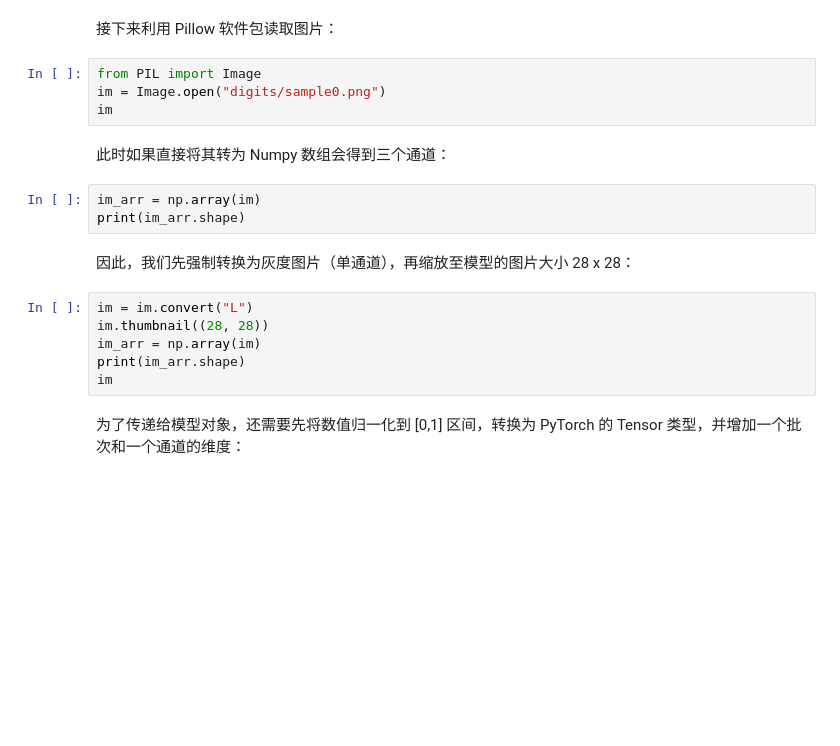
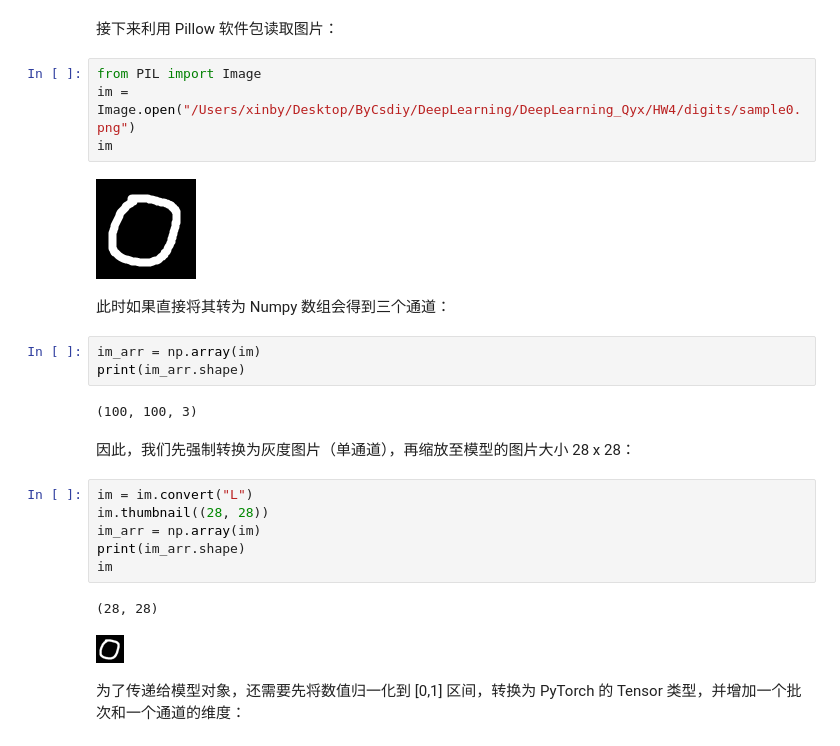
Before and after one commit to By-Xin/ByCsdiy, a Jupyter notebook: DeepLearning/DeepLearning_Qyx/HW4/lec8-convnet-training.ipynb, the cells around one changed output. Cells and saved outputs as stored; diff of their text form; blank space fills up the shorter version.

```diff
--- a/DeepLearning/DeepLearning_Qyx/HW4/lec8-convnet-training.ipynb
+++ b/DeepLearning/DeepLearning_Qyx/HW4/lec8-convnet-training.ipynb
@@ -356,13 +500,17 @@ torch.argmax(ypred, dim=1)
 接下来利用 Pillow 软件包读取图片：
 # %%
 from PIL import Image
-im = Image.open("digits/sample0.png")
+im = Image.open("/Users/xinby/Desktop/ByCsdiy/DeepLearning/DeepLearning_Qyx/HW4/digits/sample0.png")
 im
+# %% [output]
+[figure, added]
 # %% [markdown]
 此时如果直接将其转为 Numpy 数组会得到三个通道：
 # %%
 im_arr = np.array(im)
 print(im_arr.shape)
+# %% [output]
+(100, 100, 3)
 # %% [markdown]
 因此，我们先强制转换为灰度图片（单通道），再缩放至模型的图片大小 28 x 28：
 # %%
@@ -371,6 +519,9 @@ im.thumbnail((28, 28))
 im_arr = np.array(im)
 print(im_arr.shape)
 im
+# %% [output]
+(28, 28)
+[figure, added]
 # %% [markdown]
 为了传递给模型对象，还需要先将数值归一化到 [0,1] 区间，转换为 PyTorch 的 Tensor 类型，并增加一个批次和一个通道的维度：
 # %%
```
Also changed, not shown: parts of 22 cells of this notebook, 1 other file.
